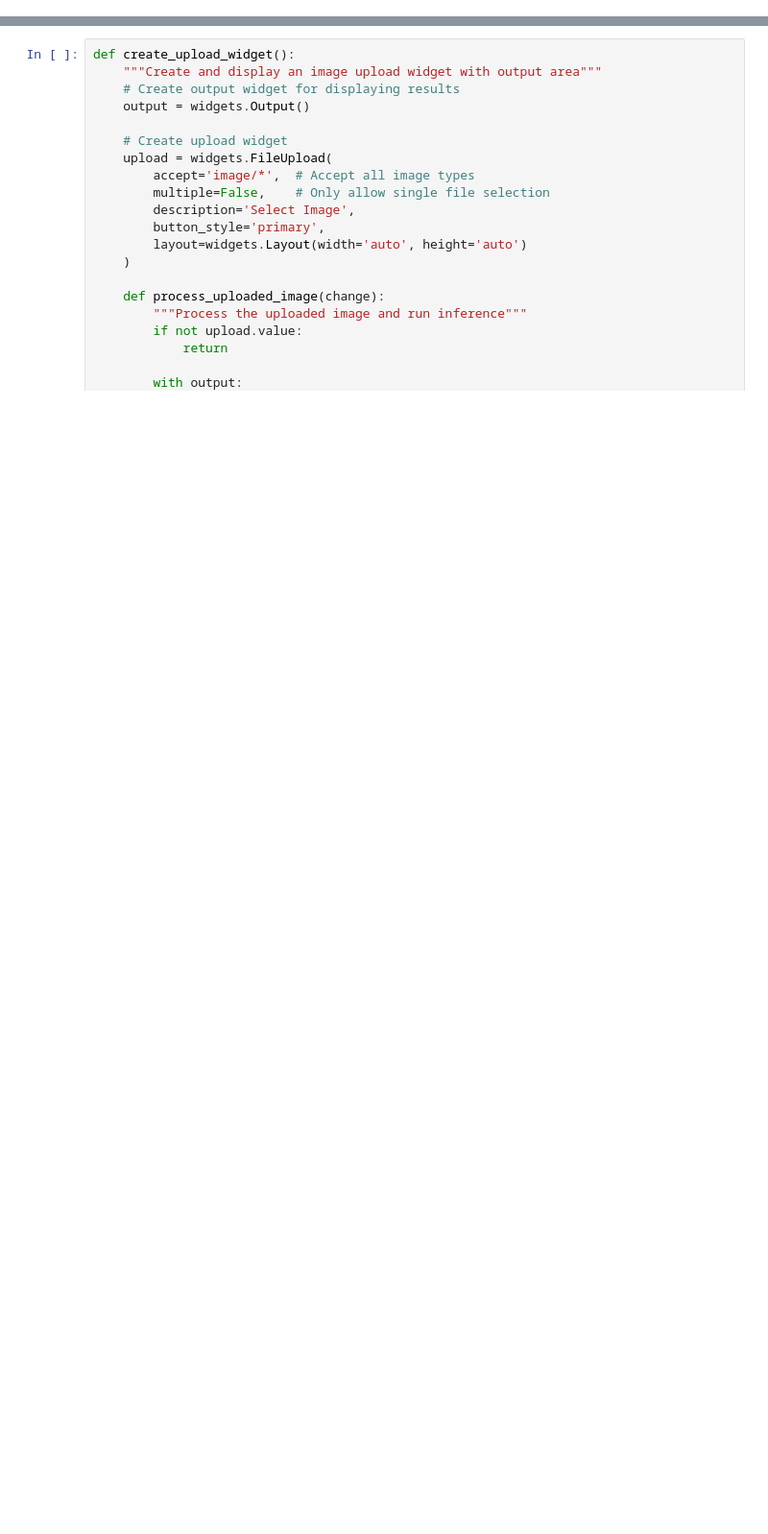
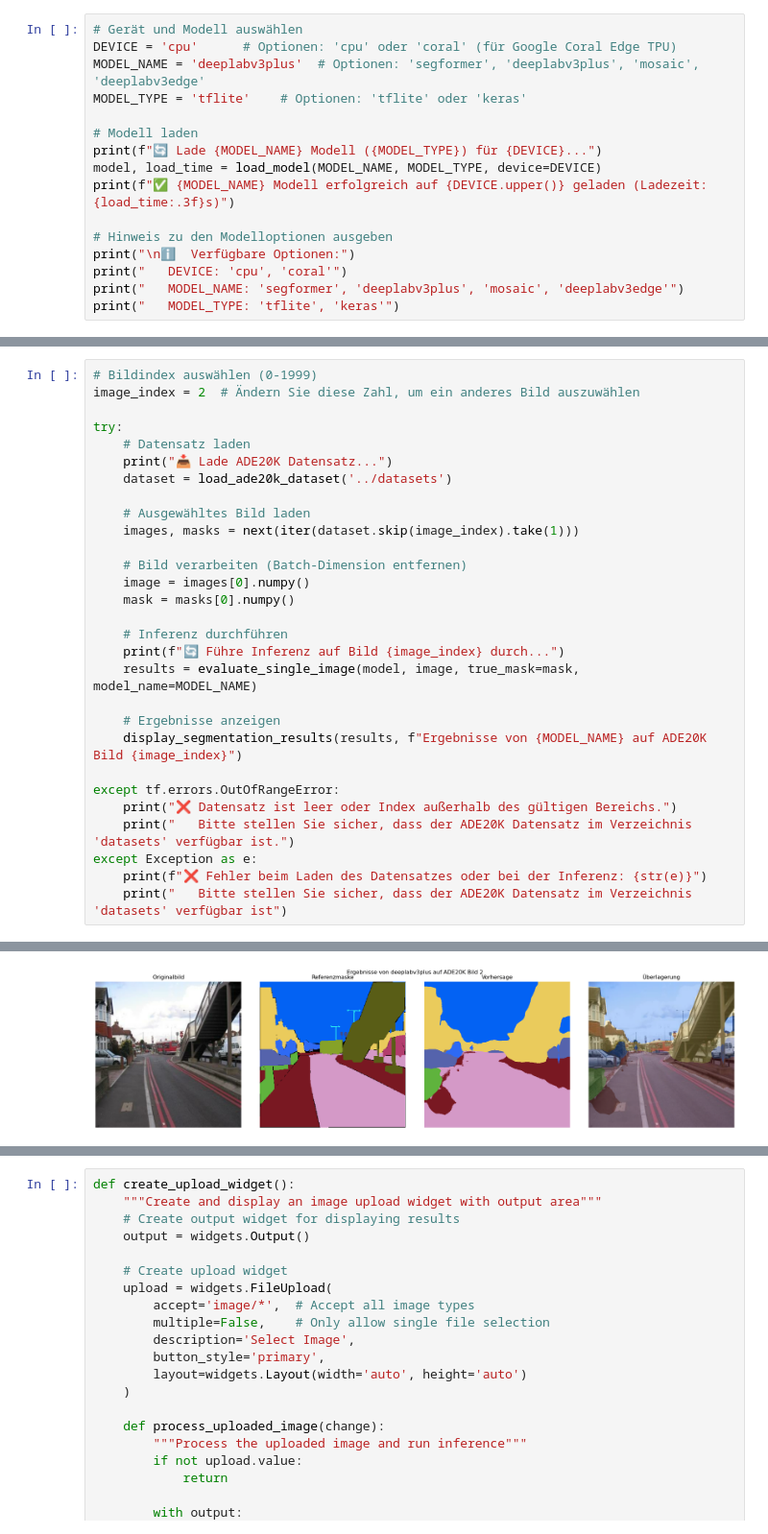
Before and after one commit to juehess/lecturematerial-semantics, a Jupyter notebook: notebooks/segmentation_example.ipynb, the cells around one changed output, grey strips where cells are left out. Shown at 96% size. Cells and saved outputs as stored; diff of their text form; blank space fills up the shorter version.

```diff
--- a/notebooks/segmentation_example.ipynb
+++ b/notebooks/segmentation_example.ipynb
@@ -178,0 +129,16 @@ Now let's try running inference on any image file.
+# %%
+# Gerät und Modell auswählen
+DEVICE = 'cpu'      # Optionen: 'cpu' oder 'coral' (für Google Coral Edge TPU)
+MODEL_NAME = 'deeplabv3plus'  # Optionen: 'segformer', 'deeplabv3plus', 'mosaic', 'deeplabv3edge'
+MODEL_TYPE = 'tflite'    # Optionen: 'tflite' oder 'keras'
+
+# Modell laden
+print(f"🔄 Lade {MODEL_NAME} Modell ({MODEL_TYPE}) für {DEVICE}...")
+model, load_time = load_model(MODEL_NAME, MODEL_TYPE, device=DEVICE)
+print(f"✅ {MODEL_NAME} Modell erfolgreich auf {DEVICE.upper()} geladen (Ladezeit: {load_time:.3f}s)")
+
+# Hinweis zu den Modelloptionen ausgeben
+print("\nℹ️  Verfügbare Optionen:")
+print("   DEVICE: 'cpu', 'coral'")
+print("   MODEL_NAME: 'segformer', 'deeplabv3plus', 'mosaic', 'deeplabv3edge'")
+print("   MODEL_TYPE: 'tflite', 'keras'")
@@ -178,0 +163,30 @@ Now let's try running inference on any image file.
+# %%
+# Bildindex auswählen (0-1999)
+image_index = 2  # Ändern Sie diese Zahl, um ein anderes Bild auszuwählen
+
+try:
+    # Datensatz laden
+    print("📥 Lade ADE20K Datensatz...")
+    dataset = load_ade20k_dataset('../datasets')
+
+    # Ausgewähltes Bild laden
+    images, masks = next(iter(dataset.skip(image_index).take(1)))
+
+    # Bild verarbeiten (Batch-Dimension entfernen)
+    image = images[0].numpy()
+    mask = masks[0].numpy()
+
+    # Inferenz durchführen
+    print(f"🔄 Führe Inferenz auf Bild {image_index} durch...")
+    results = evaluate_single_image(model, image, true_mask=mask, model_name=MODEL_NAME)
+
+    # Ergebnisse anzeigen
+    display_segmentation_results(results, f"Ergebnisse von {MODEL_NAME} auf ADE20K Bild {image_index}")
+
+except tf.errors.OutOfRangeError:
+    print("❌ Datensatz ist leer oder Index außerhalb des gültigen Bereichs.")
+    print("   Bitte stellen Sie sicher, dass der ADE20K Datensatz im Verzeichnis 'datasets' verfügbar ist.")
+except Exception as e:
+    print(f"❌ Fehler beim Laden des Datensatzes oder bei der Inferenz: {str(e)}")
+    print("   Bitte stellen Sie sicher, dass der ADE20K Datensatz im Verzeichnis 'datasets' verfügbar ist")
+# %% [output]
@@ -178,0 +210 @@ Now let's try running inference on any image file.
+[figure, added]
```
Also changed, not shown: parts of 14 cells of this notebook, 9 other files.
